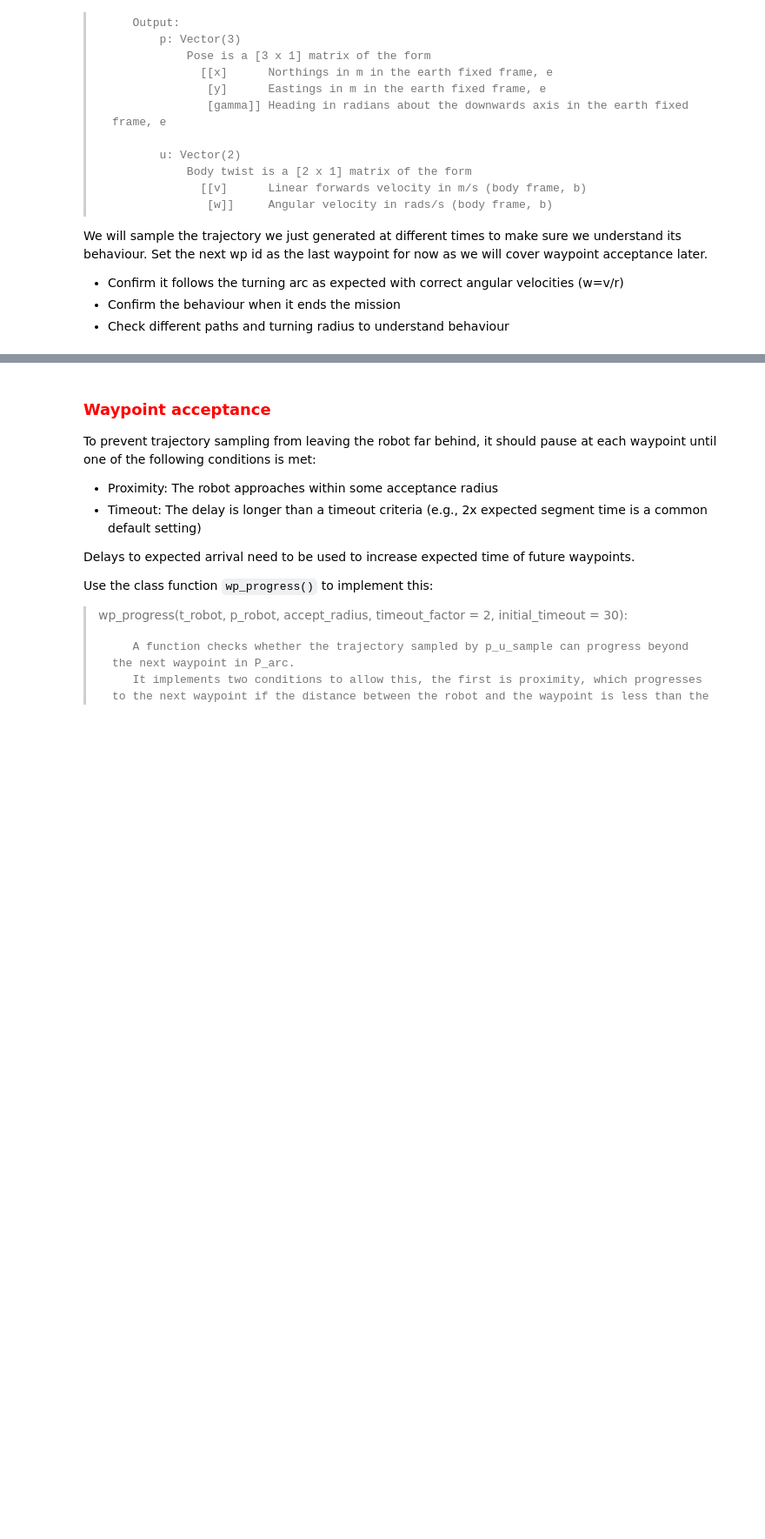
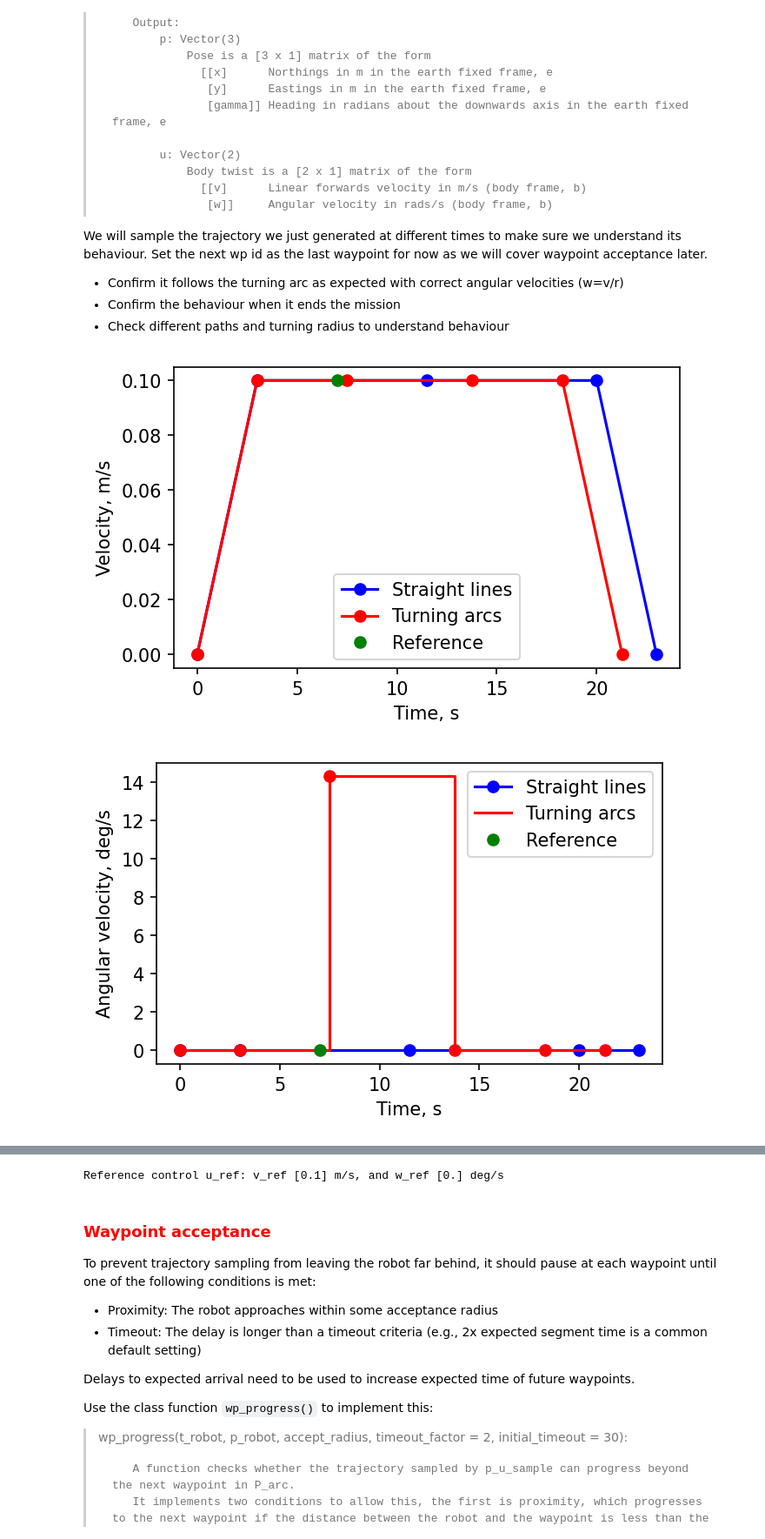
Before and after one commit to skyemckech/FEEG6043-Group, a Jupyter notebook: src/Tutorials/planning_control_finished.ipynb, the cells around one changed output, grey strips where cells are left out. Shown at 87% size. Drawn from its saved outputs; the diff is of its cells as text; code cells hidden in the pictures; blank space fills up the shorter version.

```diff
--- a/src/Tutorials/planning_control_finished.ipynb
+++ b/src/Tutorials/planning_control_finished.ipynb
@@ -166,12 +232,15 @@ We will sample the trajectory we just generated at different times to make sure
 # %%
 # temporarily set wp to maximum to understand trajectory sampling alone
 s.wp_id = len(s.Tp_arc)
 
-t=?
+t=7
 p_ref, u_ref = s.p_u_sample(t)
 
 # function to plot trajectories, we can show the sample location
 plot_trajectory(s,arc_radius = radius, t_ref = t, p_ref = p_ref, u_ref = u_ref)
 plt.show()
 
 print('Reference control u_ref: v_ref',u_ref[0],'m/s, and w_ref',np.rad2deg(u_ref[1]),'deg/s')
+# %% [output]
+[figure, added]
+[figure, added]
@@ -178,3 +252,4 @@ print('Reference control u_ref: v_ref',u_ref[0],'m/s, and w_ref',np.rad2deg(u_re
+Reference control u_ref: v_ref [0.1] m/s, and w_ref [0.] deg/s
 # %% [markdown]
 ### <span style="color:red">Waypoint acceptance</span>
 
```
Also changed, not shown: parts of 5 cells of this notebook, 5 other files.
